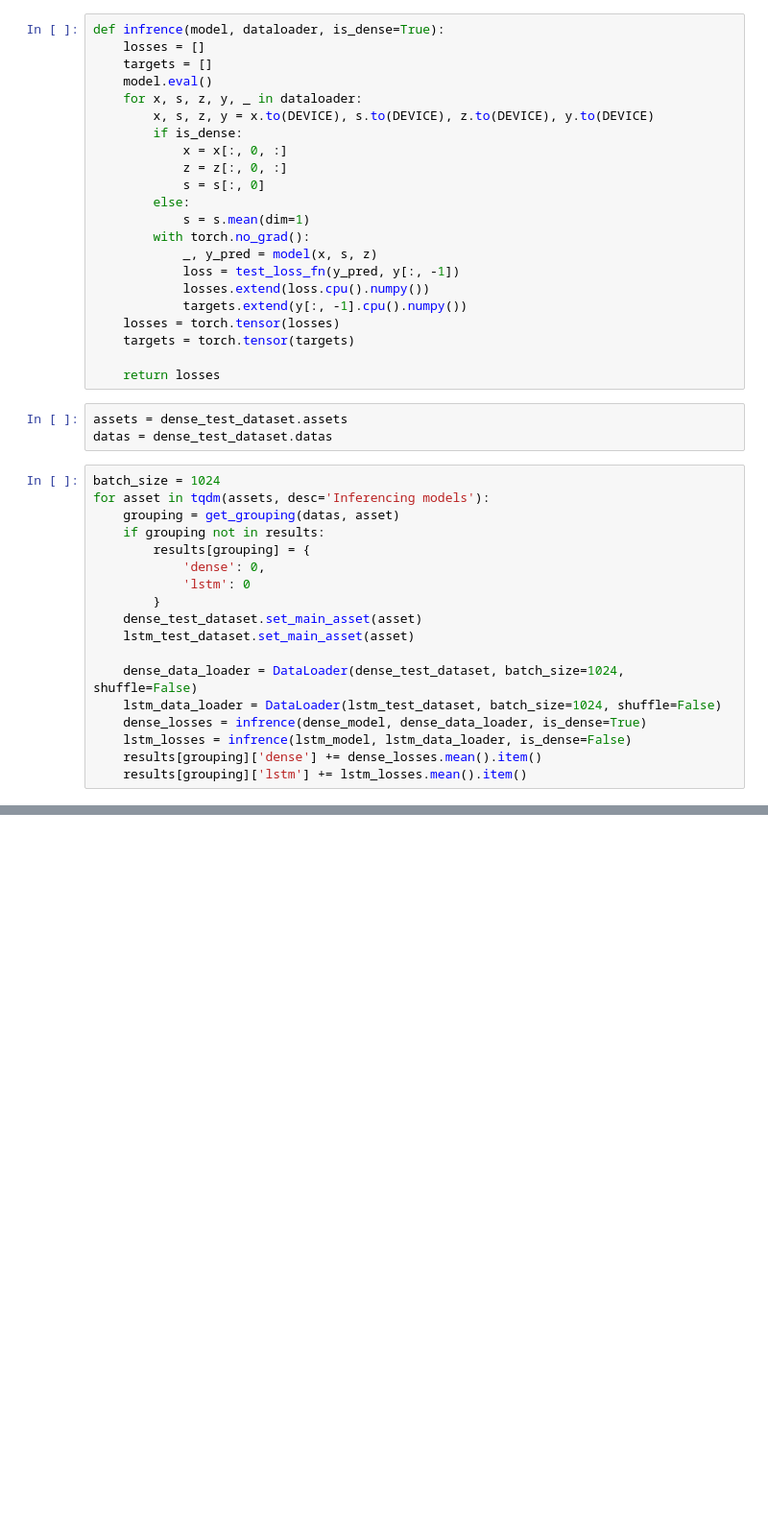
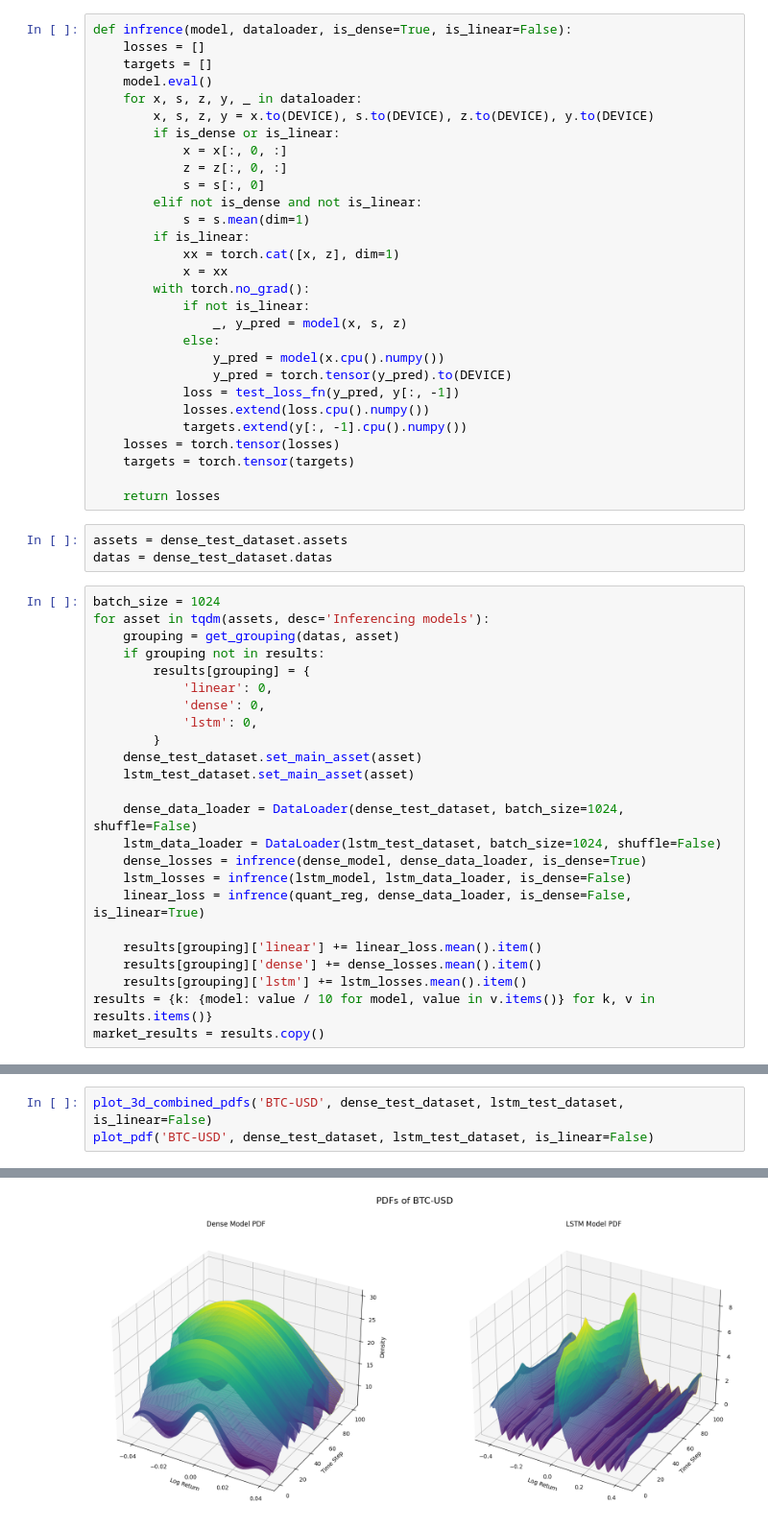
Before and after one commit to izzak98/dist-pred, a Jupyter notebook: results.ipynb, the cells around one changed output, grey strips where cells are left out. Shown at 96% size. Saved outputs shown, nothing was run; the diff lists cells and outputs as text; blank space fills up the shorter version.

Commit message:
Refactor .gitignore to include new file types and update optuna_train.py and dataset class

```diff
--- a/results.ipynb
+++ b/results.ipynb
@@ -196,20 +225,27 @@ Model loaded from dense_model.pth
 dense_test_dataset = get_test_dataset(dense_normalazation_window, "2019-01-01", "2024-01-01")
 lstm_test_dataset = get_test_dataset(lstm_normalazation_window, "2019-01-01", "2024-01-01")
 # %%
-def infrence(model, dataloader, is_dense=True):
+def infrence(model, dataloader, is_dense=True, is_linear=False):
     losses = []
     targets = []
     model.eval()
     for x, s, z, y, _ in dataloader:
         x, s, z, y = x.to(DEVICE), s.to(DEVICE), z.to(DEVICE), y.to(DEVICE)
-        if is_dense:
+        if is_dense or is_linear:
             x = x[:, 0, :]
             z = z[:, 0, :]
             s = s[:, 0]
-        else:
+        elif not is_dense and not is_linear:
             s = s.mean(dim=1)
+        if is_linear:
+            xx = torch.cat([x, z], dim=1)
+            x = xx
         with torch.no_grad():
-            _, y_pred = model(x, s, z)
+            if not is_linear:
+                _, y_pred = model(x, s, z)
+            else:
+                y_pred = model(x.cpu().numpy())
+                y_pred = torch.tensor(y_pred).to(DEVICE)
             loss = test_loss_fn(y_pred, y[:, -1])
             losses.extend(loss.cpu().numpy())
             targets.extend(y[:, -1].cpu().numpy())
@@ -226,8 +262,9 @@ for asset in tqdm(assets, desc='Inferencing models'):
     grouping = get_grouping(datas, asset)
     if grouping not in results:
         results[grouping] = {
+            'linear': 0,
             'dense': 0,
-            'lstm': 0
+            'lstm': 0,
         }
     dense_test_dataset.set_main_asset(asset)
     lstm_test_dataset.set_main_asset(asset)
@@ -236,5 +273,10 @@ for asset in tqdm(assets, desc='Inferencing models'):
     lstm_data_loader = DataLoader(lstm_test_dataset, batch_size=1024, shuffle=False)
     dense_losses = infrence(dense_model, dense_data_loader, is_dense=True)
     lstm_losses = infrence(lstm_model, lstm_data_loader, is_dense=False)
+    linear_loss = infrence(quant_reg, dense_data_loader, is_dense=False, is_linear=True)
+
+    results[grouping]['linear'] += linear_loss.mean().item()
     results[grouping]['dense'] += dense_losses.mean().item()
     results[grouping]['lstm'] += lstm_losses.mean().item()
+results = {k: {model: value / 10 for model, value in v.items()} for k, v in results.items()}
+market_results = results.copy()
@@ -352,0 +499,4 @@ Asset 10 correlation with market data: 0.5134
+# %%
+plot_3d_combined_pdfs('BTC-USD', dense_test_dataset, lstm_test_dataset, is_linear=False)
+plot_pdf('BTC-USD', dense_test_dataset, lstm_test_dataset, is_linear=False)
+# %% [output]
@@ -352,0 +504 @@ Asset 10 correlation with market data: 0.5134
+[figure, added]
```
Also changed, not shown: parts of 21 cells of this notebook, 3 other files.
